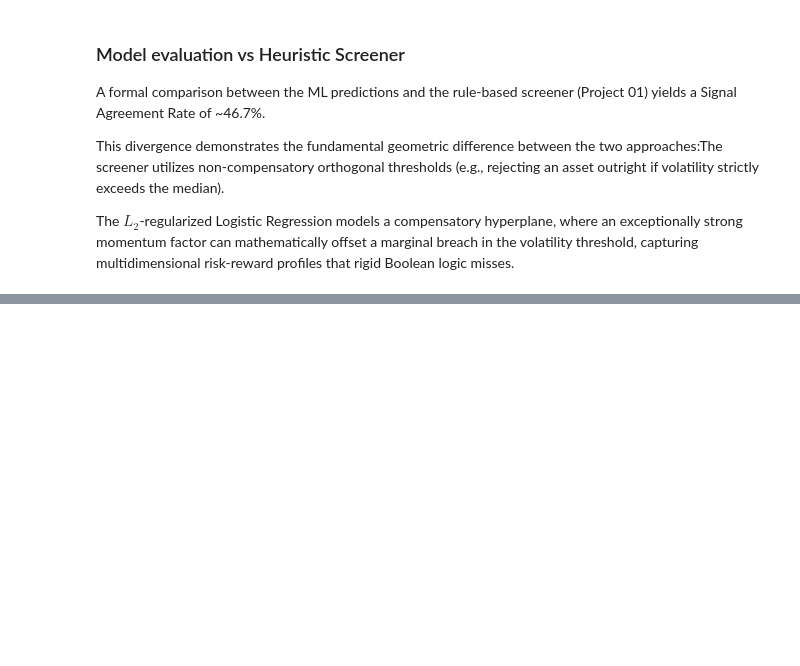
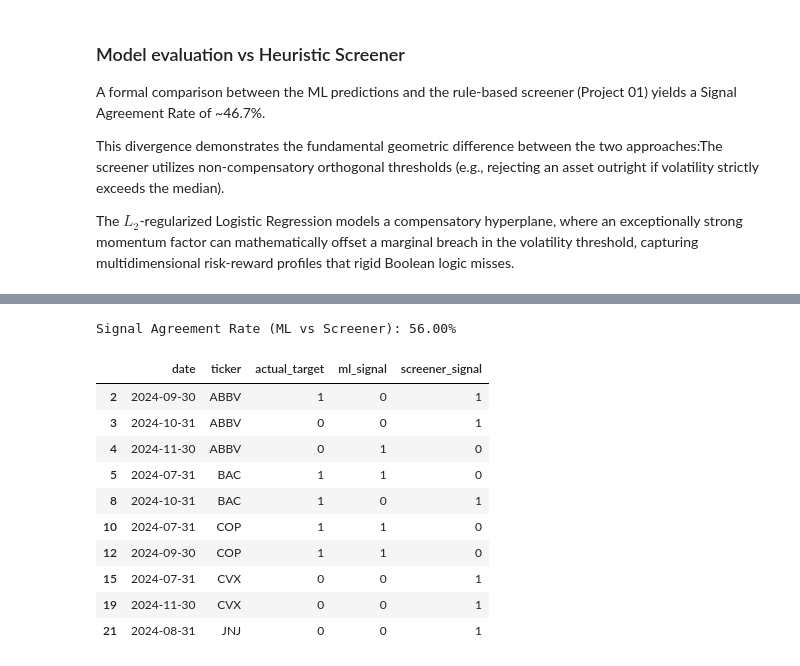
Before and after one commit to niccolo-milano/portfolio-quant-ds, a Jupyter notebook: project02-return-classifier/01_return_classifier.ipynb, the cells around one changed output, grey strips where cells are left out. Saved outputs shown, nothing was run; the diff lists cells and outputs as text; code cells hidden in the pictures; blank space fills up the shorter version.

```diff
--- a/project02-return-classifier/01_return_classifier.ipynb
+++ b/project02-return-classifier/01_return_classifier.ipynb
@@ -26,6 +27,8 @@ monthly_portfolio = (
     .reset_index()
 )
 
+assert monthly_portfolio.groupby('ticker')['date'].apply(lambda s: s.is_monotonic_increasing).all(), "Non monotone dates in at least one ticker — shift(-1) would calculate the wrong forward return"
+
 # Adding of the column containing the sector linked to the ticker
 monthly_portfolio['gics_sector'] = monthly_portfolio['ticker'].map(flat_sector_map)
 # Computation of the column representing the return at one month
@@ -33,7 +36,7 @@ monthly_portfolio["forward_1m_return"] = monthly_portfolio.groupby("ticker")["cl
 # Dropping of NaN values for cold start and last month of the dataset for every ticker
 monthly_portfolio = monthly_portfolio.dropna().reset_index(drop=True)
 # Creation of target variable: 1 if the forward return is positive, 0 otherwise
-monthly_portfolio["target_class"] = (monthly_portfolio["forward_1m_return"] > 0).astype(int).dropna()
+monthly_portfolio["target_class"] = (monthly_portfolio["forward_1m_return"] > 0).astype(int)
 
 assert monthly_portfolio['forward_1m_return'].isna().sum() == 0, "Leakage/Null error: Found NaNs in target"
 assert set(monthly_portfolio['target_class'].unique()).issubset({0, 1}), "Target class must be binary"
@@ -181,0 +331,32 @@ The $L_2$-regularized Logistic Regression models a compensatory hyperplane, wher
+# %%
+tuned_comparison = test_metadata.copy()
+tuned_comparison["actual_target"] = y_test.values
+tuned_comparison['ml_signal'] = tuned_preds
+tuned_comparison['screener_signal'] = test_dataset['is_investable'].astype(int).values
+
+assert tuned_comparison.shape[0] == 75, "Dimensionality error in comparison dataframe."
+assert tuned_comparison['ml_signal'].isin([0, 1]).all(), "ML signals must be boolean/binary."
+assert tuned_comparison['screener_signal'].isin([0, 1]).all(), "Screener signals must be boolean/binary."
+
+# Computation of agreement rate
+tuned_agreement_mask = tuned_comparison['ml_signal'] == tuned_comparison['screener_signal']
+tuned_agreement_rate = tuned_agreement_mask.mean()
+
+print(f"Signal Agreement Rate (ML vs Screener): {tuned_agreement_rate:.2%}")
+
+# Divergences analysis
+tuned_divergence_df = tuned_comparison[~tuned_agreement_mask]
+display(tuned_divergence_df.head(10))
+# %% [output]
+Signal Agreement Rate (ML vs Screener): 56.00%
+|  | date | ticker | actual_target | ml_signal | screener_signal |
+| 2 | 2024-09-30 | ABBV | 1 | 0 | 1 |
+| 3 | 2024-10-31 | ABBV | 0 | 0 | 1 |
+| 4 | 2024-11-30 | ABBV | 0 | 1 | 0 |
+| 5 | 2024-07-31 | BAC | 1 | 1 | 0 |
+| 8 | 2024-10-31 | BAC | 1 | 0 | 1 |
+| 10 | 2024-07-31 | COP | 1 | 1 | 0 |
+| 12 | 2024-09-30 | COP | 1 | 1 | 0 |
+| 15 | 2024-07-31 | CVX | 0 | 0 | 1 |
+| 19 | 2024-11-30 | CVX | 0 | 0 | 1 |
+| 21 | 2024-08-31 | JNJ | 0 | 0 | 1 |
```
Also changed, not shown: parts of 10 cells of this notebook, 1 other file.
